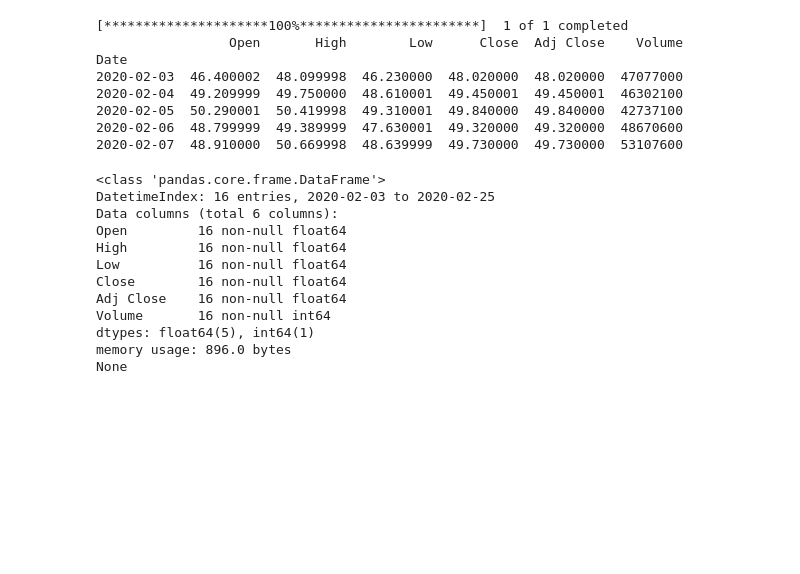
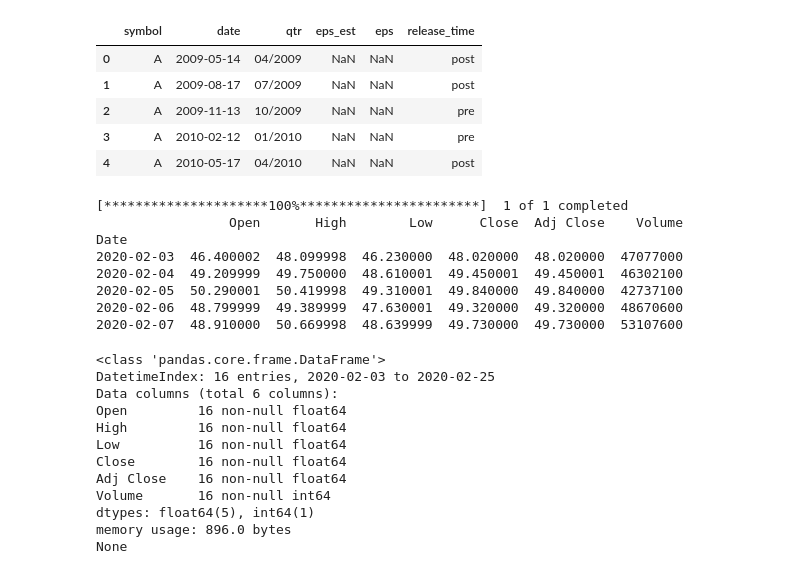
Before and after one commit to Stanley-Ye/W209-Final-Project, a Jupyter notebook: Initial Notebook - Stanley.ipynb, the cells around one changed output. Saved outputs shown, nothing was run; the diff lists cells and outputs as text; code cells hidden in the pictures; blank space fills up the shorter version.

```diff
--- a/Initial Notebook - Stanley.ipynb
+++ b/Initial Notebook - Stanley.ipynb
@@ -1,3 +55,12 @@
+# %%
+earnings_data.head()
+# %% [output]
+|  | symbol | date | qtr | eps_est | eps | release_time |
+| 0 | A | 2009-05-14 | 04/2009 | NaN | NaN | post |
+| 1 | A | 2009-08-17 | 07/2009 | NaN | NaN | post |
+| 2 | A | 2009-11-13 | 10/2009 | NaN | NaN | pre |
+| 3 | A | 2010-02-12 | 01/2010 | NaN | NaN | pre |
+| 4 | A | 2010-05-17 | 04/2010 | NaN | NaN | post |
 # %%
 import yfinance as yf
 data_orig = yf.download("AMD", start="2020-02-01", end="2020-02-25")
```
Also changed, not shown: parts of 6 cells of this notebook, 4 other files.
